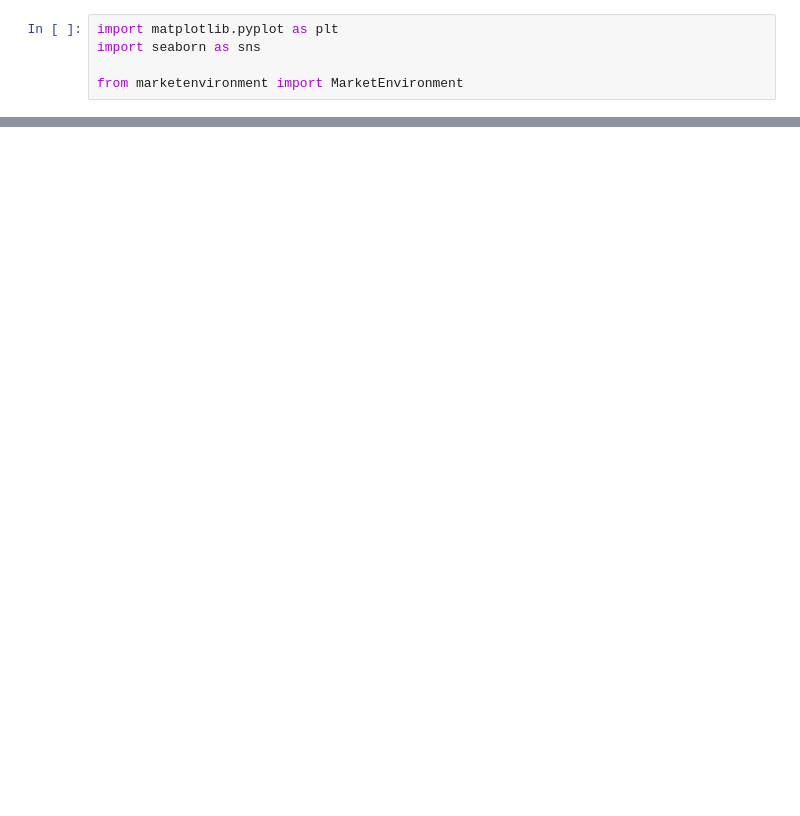
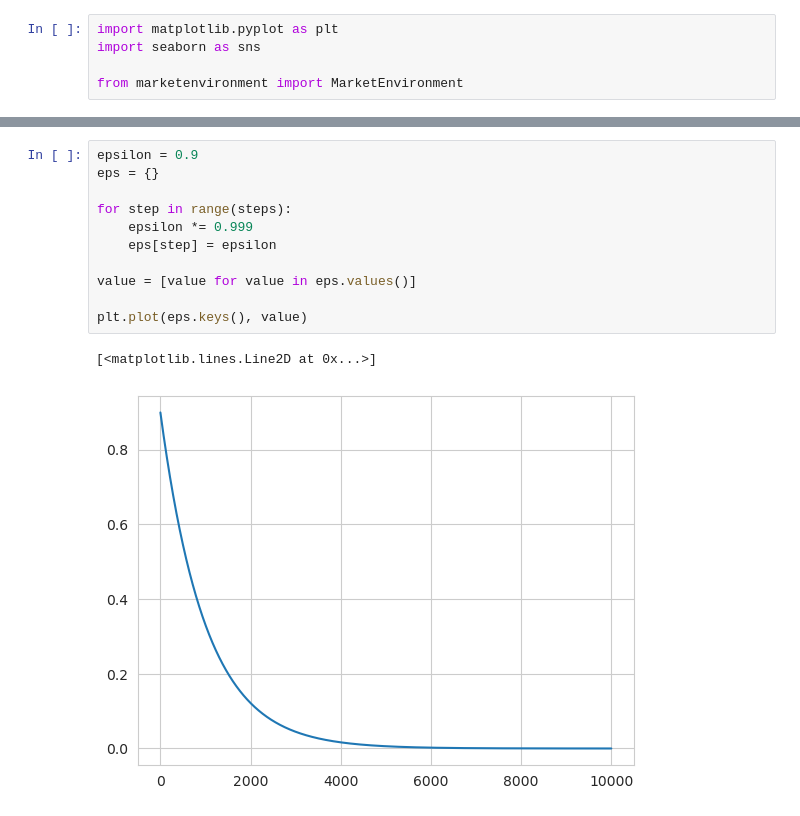
Before and after one commit to BlueSausage/FederatedComputeCluster, a Jupyter notebook: src/rl_environment_demo.ipynb, the cells around one changed output, grey strips where cells are left out. Saved outputs shown, nothing was run; the diff lists cells and outputs as text; blank space fills up the shorter version.

```diff
--- a/src/rl_environment_demo.ipynb
+++ b/src/rl_environment_demo.ipynb
@@ -82,0 +157,14 @@ Agent RZ6
+# %%
+epsilon = 0.9
+eps = {}
+
+for step in range(steps):
+    epsilon *= 0.999
+    eps[step] = epsilon
+
+value = [value for value in eps.values()]
+
+plt.plot(eps.keys(), value)
+# %% [output]
+[<matplotlib.lines.Line2D at 0x...>]
+[figure, added]
```
Also changed, not shown: parts of 6 cells of this notebook, 1 other file.
